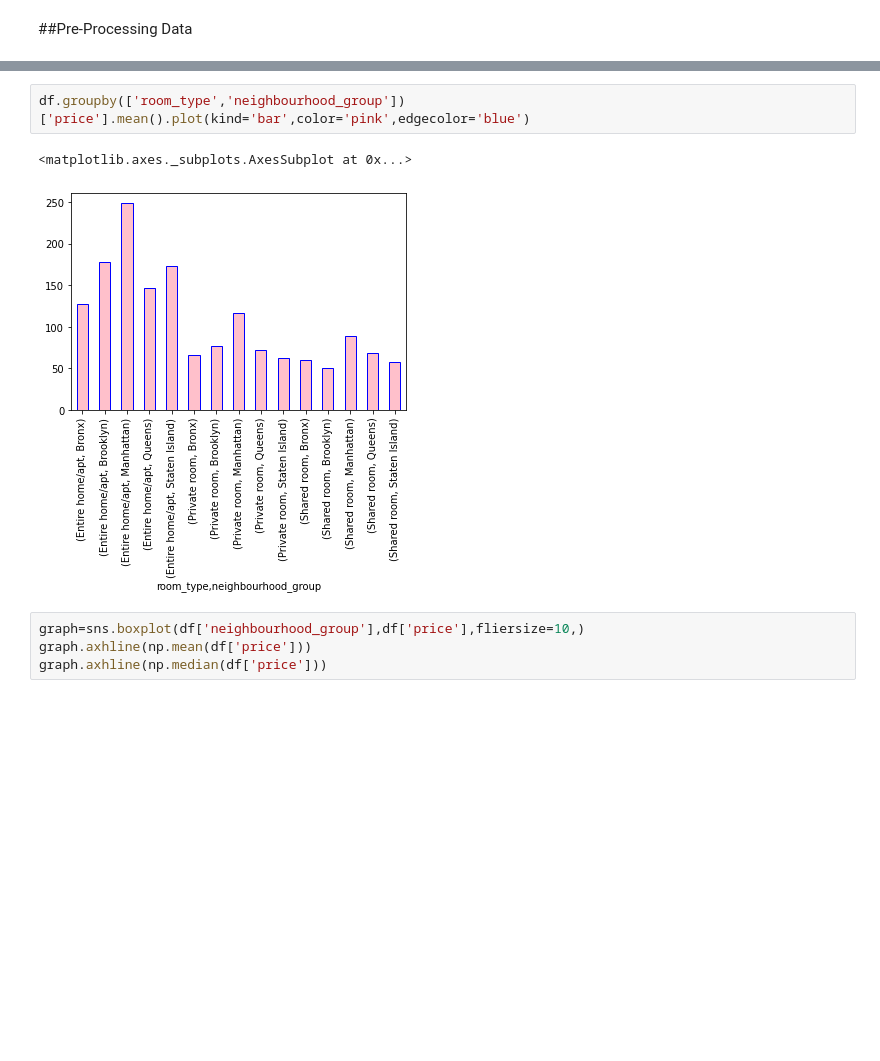
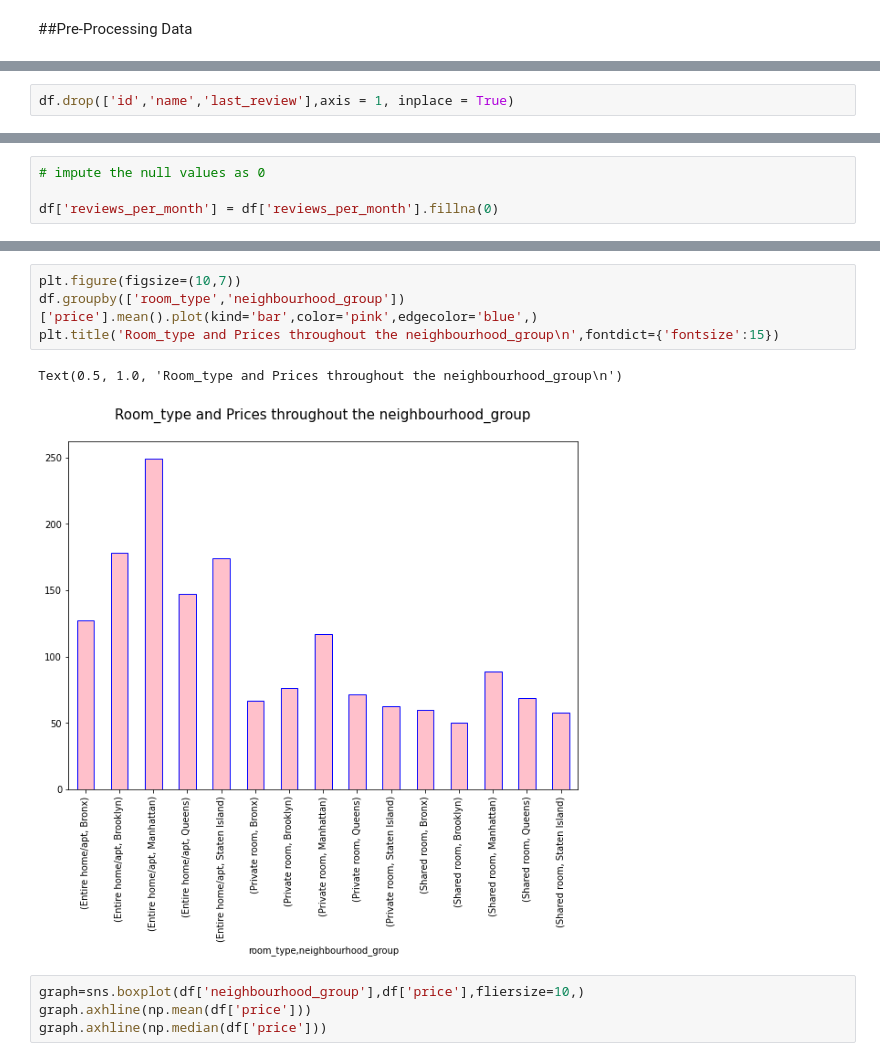
Before and after one commit to Rahul711sharma/AirBnb-Booking-Analysis, a Jupyter notebook: Airbnb_Bookings_Analysis_Capstone_Project.ipynb, the cells around one changed output, grey strips where cells are left out. Drawn from its saved outputs; the diff is of its cells as text; blank space fills up the shorter version.

```diff
--- a/Airbnb_Bookings_Analysis_Capstone_Project.ipynb
+++ b/Airbnb_Bookings_Analysis_Capstone_Project.ipynb
@@ -100,0 +135,2 @@ dtype: int64
+# %%
+df.drop(['id','name','last_review'],axis = 1, inplace = True)
@@ -100,0 +141,4 @@ dtype: int64
+# %%
+# impute the null values as 0
+
+df['reviews_per_month'] = df['reviews_per_month'].fillna(0)
@@ -119,10 +236,12 @@ Shared room      Bronx                   59.800000
                  Staten Island           57.444444
 Name: price, dtype: float64
 # %%
-df.groupby(['room_type','neighbourhood_group'])['price'].mean().plot(kind='bar',color='pink',edgecolor='blue')
+plt.figure(figsize=(10,7))
+df.groupby(['room_type','neighbourhood_group'])['price'].mean().plot(kind='bar',color='pink',edgecolor='blue',)
+plt.title('Room_type and Prices throughout the neighbourhood_group\n',fontdict={'fontsize':15})
 # %% [output]
-<matplotlib.axes._subplots.AxesSubplot at 0x...>
+Text(0.5, 1.0, 'Room_type and Prices throughout the neighbourhood_group\n')
-[figure, old version]
+[figure, new version]
 # %%
 graph=sns.boxplot(df['neighbourhood_group'],df['price'],fliersize=10,)
 graph.axhline(np.mean(df['price']))
```
Also changed, not shown: parts of 30 cells of this notebook.
